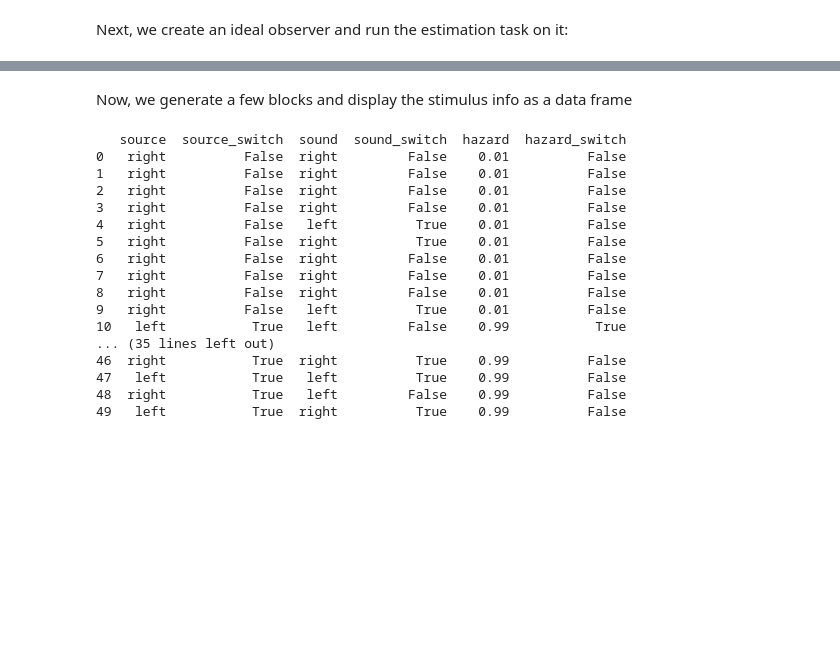
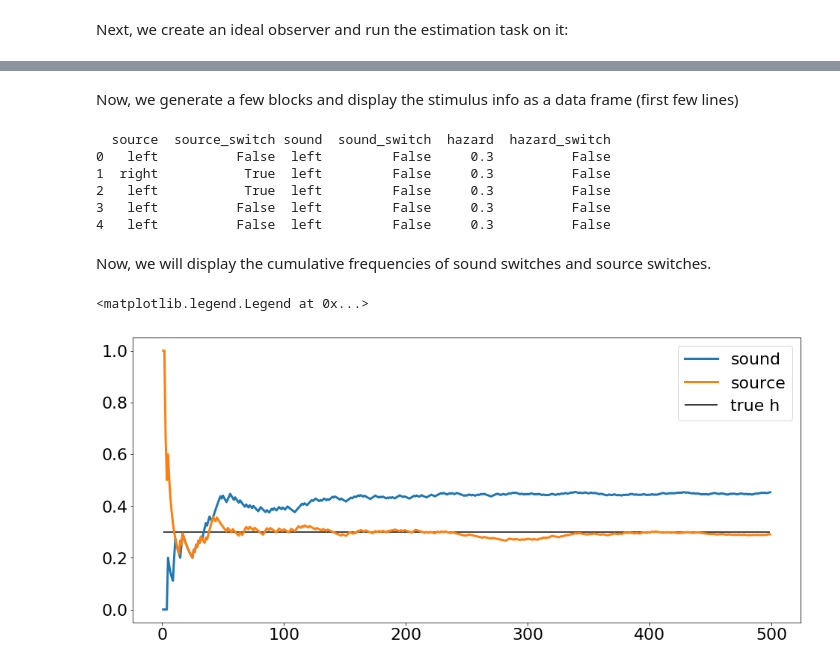
Before and after one commit to TheGoldLab/Analysis_Audio2AFC_ChangePoint, a Jupyter notebook: simulations.ipynb, the cells around one changed output, grey strips where cells are left out. Cells and saved outputs as stored; diff of their text form; code cells hidden in the pictures; blank space fills up the shorter version.

Commit message:
plot cumulative frequencies of switches for sounds and sources

```diff
--- a/simulations.ipynb
+++ b/simulations.ipynb
@@ -6,3 +7,7 @@ import pprint
+# %%
+TITLE_FS = 22
+AXES_FS = 22
+LW = 3
 # %%
 HTML(
     '''
@@ -57,25 +62,33 @@ pprint.pprint(f"decisions: {decisions}")
 # %% [markdown]
-Now, we generate a few blocks and display the stimulus info as a data frame
+Now, we generate a few blocks and display the stimulus info as a data frame (first few lines)
 # %%
-tot_trials, h_values, meta_k, meta_prior_h = 50, [.01, .99], .1, [.7, .3]
+tot_trials, h_values, meta_k, meta_prior_h = 500, [.3], 0, [1]
 sim = mmx.Audio2AFCSimulation(tot_trials, h_values, meta_k, meta_prior_h)
 # %%
-pprint.pprint(sim.data)
+pprint.pprint(sim.data.head())
 # %% [output]
-   source  source_switch  sound  sound_switch  hazard  hazard_switch
-0   right          False  right         False    0.01          False
-1   right          False  right         False    0.01          False
-2   right          False  right         False    0.01          False
-3   right          False  right         False    0.01          False
-4   right          False   left          True    0.01          False
-5   right          False  right          True    0.01          False
-6   right          False  right         False    0.01          False
-7   right          False  right         False    0.01          False
-8   right          False  right         False    0.01          False
-9   right          False   left          True    0.01          False
-10   left           True   left         False    0.99           True
-... (35 lines left out)
-46  right           True  right          True    0.99          False
-47   left           True   left          True    0.99          False
-48  right           True   left         False    0.99          False
-49   left           True  right          True    0.99          False
+  source  source_switch sound  sound_switch  hazard  hazard_switch
+0   left          False  left         False     0.3          False
+1  right           True  left         False     0.3          False
+2   left           True  left         False     0.3          False
+3   left          False  left         False     0.3          False
+4   left          False  left         False     0.3          False
+# %% [markdown]
+Now, we will display the cumulative frequencies of sound switches and source switches.
+# %%
+sound_switch_cumcount = np.cumsum(sim.data.loc[1:,"sound_switch"])
+source_switch_cumcount = np.cumsum(sim.data.loc[1:,"source_switch"])
+cum_trial = np.arange(1, source_switch_cumcount.size + 1)
+# %%
+%matplotlib inline
+plt.rcParams["figure.figsize"] = (16, 7) # (w, h) # figure size
+plt.rcParams.update({'font.size': AXES_FS}) # font size on axes
+# plt.subplots_adjust(wspace=0.5) # horizontal space between panels
+
+plt.plot(cum_trial, sound_switch_cumcount / cum_trial, linewidth=LW)
+plt.plot(cum_trial, source_switch_cumcount / cum_trial, linewidth=LW)
+plt.hlines(h_values, xmin=cum_trial[0], xmax=cum_trial[-1])
+plt.legend(['sound', 'source', 'true h'])
+# %% [output]
+<matplotlib.legend.Legend at 0x...>
+[figure, added]
```
Also changed, not shown: parts of 5 cells of this notebook.
